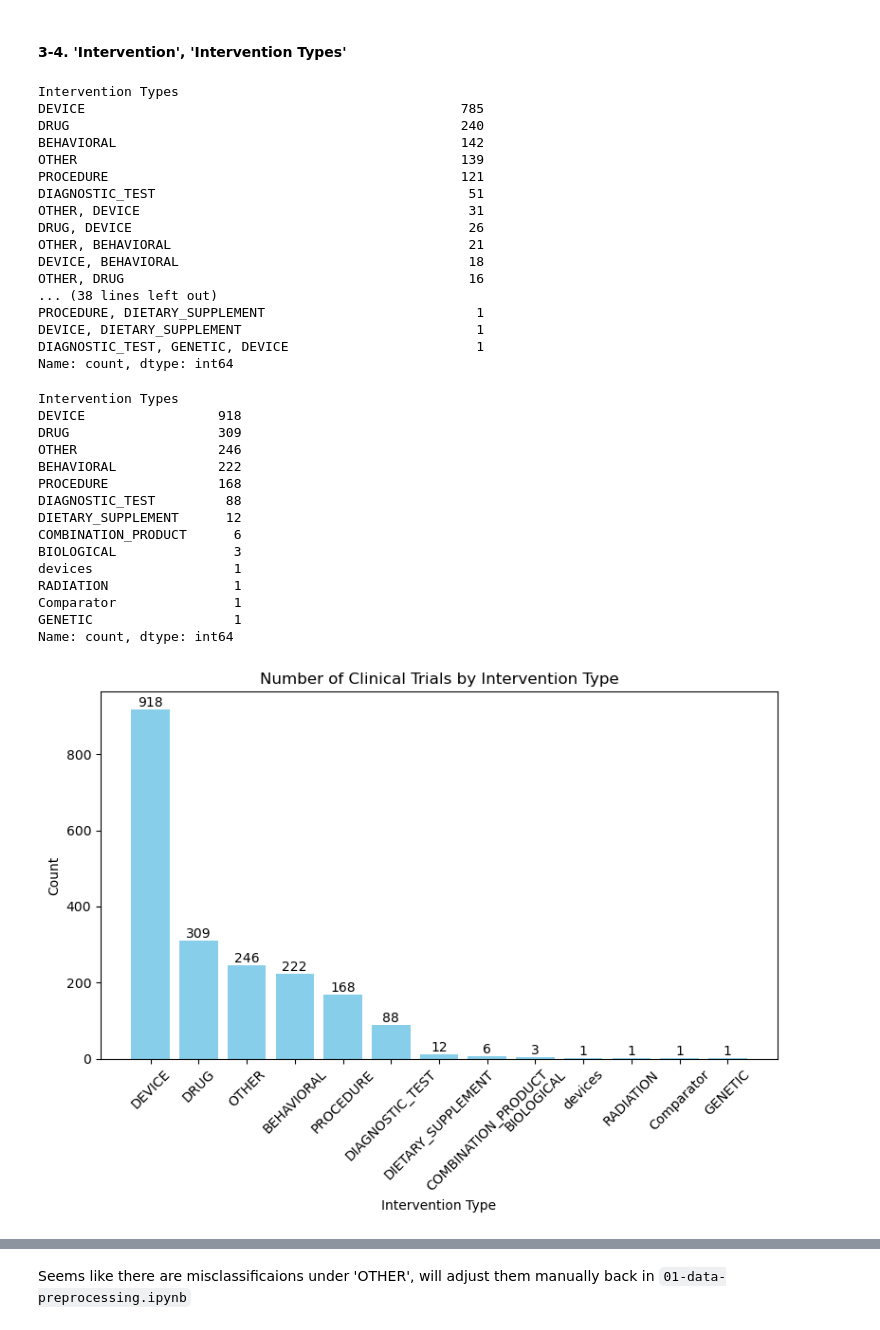
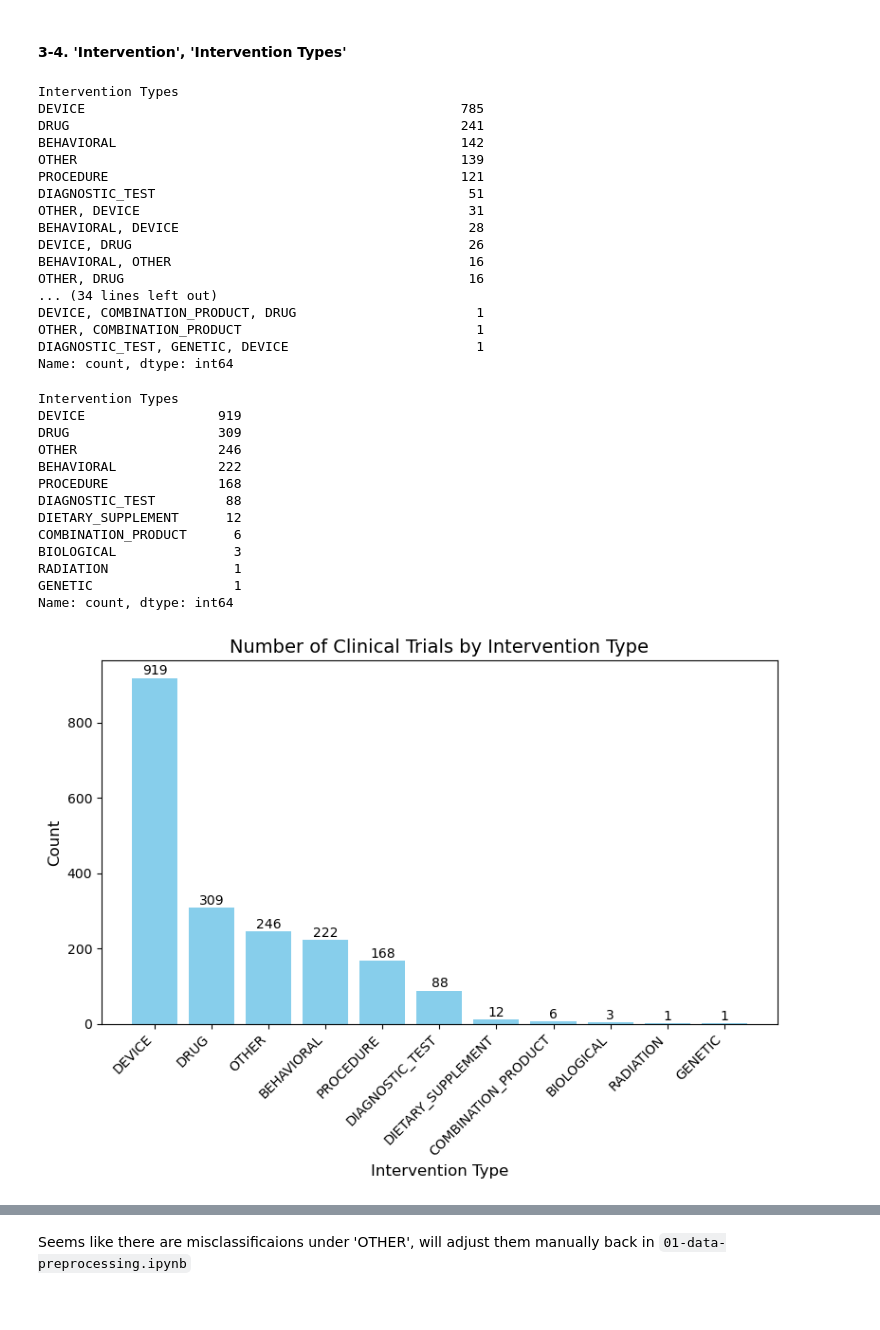
Before and after one commit to elliahsieh/strategic-partner-identification, a Jupyter notebook: notebooks/02-exploratory-analysis.ipynb, the cells around one changed output, grey strips where cells are left out. Cells and saved outputs as stored; diff of their text form; code cells hidden in the pictures.

```diff
--- a/notebooks/02-exploratory-analysis.ipynb
+++ b/notebooks/02-exploratory-analysis.ipynb
@@ -43,7 +43,7 @@ Requirement already satisfied: six in /opt/anaconda3/lib/python3.12/site-package
 # %%
 # Import dataset
 
-df = pd.read_csv('/Users/ellia.hsieh/Documents/GitHub/strategic-partner-identification/data/02-processed/processed-sleep-apnea.csv')
+df = pd.read_csv('/Users/ellia.hsieh/Documents/GitHub/strategic-partner-identification/data/02-processed/mapped-sleep-apnea.csv')
 # %% [markdown]
 ### 2. Data Preprocessing
 # %%
@@ -170,19 +170,19 @@ df['Intervention Types'].value_counts()
 # %% [output]
 Intervention Types
 DEVICE                                                785
-DRUG                                                  240
+DRUG                                                  241
 BEHAVIORAL                                            142
 OTHER                                                 139
 PROCEDURE                                             121
 DIAGNOSTIC_TEST                                        51
 OTHER, DEVICE                                          31
-DRUG, DEVICE                                           26
-OTHER, BEHAVIORAL                                      21
-DEVICE, BEHAVIORAL                                     18
+BEHAVIORAL, DEVICE                                     28
+DEVICE, DRUG                                           26
+BEHAVIORAL, OTHER                                      16
 OTHER, DRUG                                            16
-... (38 lines left out)
-PROCEDURE, DIETARY_SUPPLEMENT                           1
-DEVICE, DIETARY_SUPPLEMENT                              1
+... (34 lines left out)
+DEVICE, COMBINATION_PRODUCT, DRUG                       1
+OTHER, COMBINATION_PRODUCT                              1
 DIAGNOSTIC_TEST, GENETIC, DEVICE                        1
 Name: count, dtype: int64
 # %%
@@ -192,7 +192,7 @@ intv_types_counts = intv_types_exploded.value_counts(ascending=False)
 print(intv_types_counts) # clinical trials numbers for each interverence
 # %% [output]
 Intervention Types
-DEVICE                 918
+DEVICE                 919
 DRUG                   309
 OTHER                  246
 BEHAVIORAL             222
@@ -201,42 +201,40 @@ DIAGNOSTIC_TEST         88
 DIETARY_SUPPLEMENT      12
 COMBINATION_PRODUCT      6
 BIOLOGICAL               3
-devices                  1
 RADIATION                1
-Comparator               1
 GENETIC                  1
 Name: count, dtype: int64
 # %%
-# Create a figure and explicitly plot vertical bars
+# Create a figure with specified size
 
 plt.figure(figsize=(8,6))
 
-# Plot vertical bar chart using plt.bar
+# Plot the vertical bar chart with a color scheme
 
 bars = plt.bar(intv_types_counts.index, intv_types_counts.values, color='skyblue')
 
-# Add labels and title
+# Add labels and title with a slightly larger font for clarity
 
-plt.ylabel('Count')
-plt.xlabel('Intervention Type')
-plt.title('Number of Clinical Trials by Intervention Type')
+plt.ylabel('Count', fontsize=12)
+plt.xlabel('Intervention Type', fontsize=12)
+plt.title('Number of Clinical Trials by Intervention Type', fontsize=14)
 
-# Rotate x-axis labels for better readability
+# Rotate the x-axis labels for better readability
 
-plt.xticks(rotation=45, ha='center')
+plt.xticks(rotation=45, ha='right', fontsize=10)
 
 # Add the count on top of each bar
 
 for bar in bars:
     yval = bar.get_height()
-    plt.text(bar.get_x() + bar.get_width()/2, yval, int(yval), ha='center', va='bottom')
+    plt.text(bar.get_x() + bar.get_width()/2, yval + 0.5, int(yval), ha='center', va='bottom', fontsize=10)
 
-# Adjust layout to ensure everything fits
+# Adjust the layout to make sure everything fits well
 
 plt.tight_layout()
 
 # Show the plot
 
 plt.show()
 # %% [output]
-[figure, old version]
+[figure, new version]
```
Also changed, not shown: parts of 19 cells of this notebook, 5 other files.
